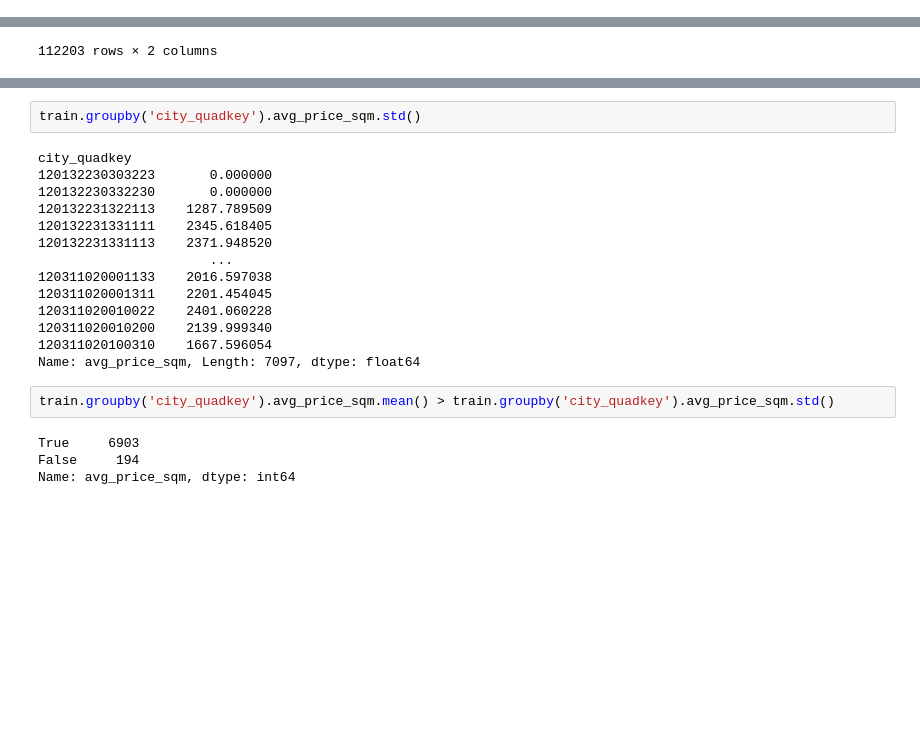
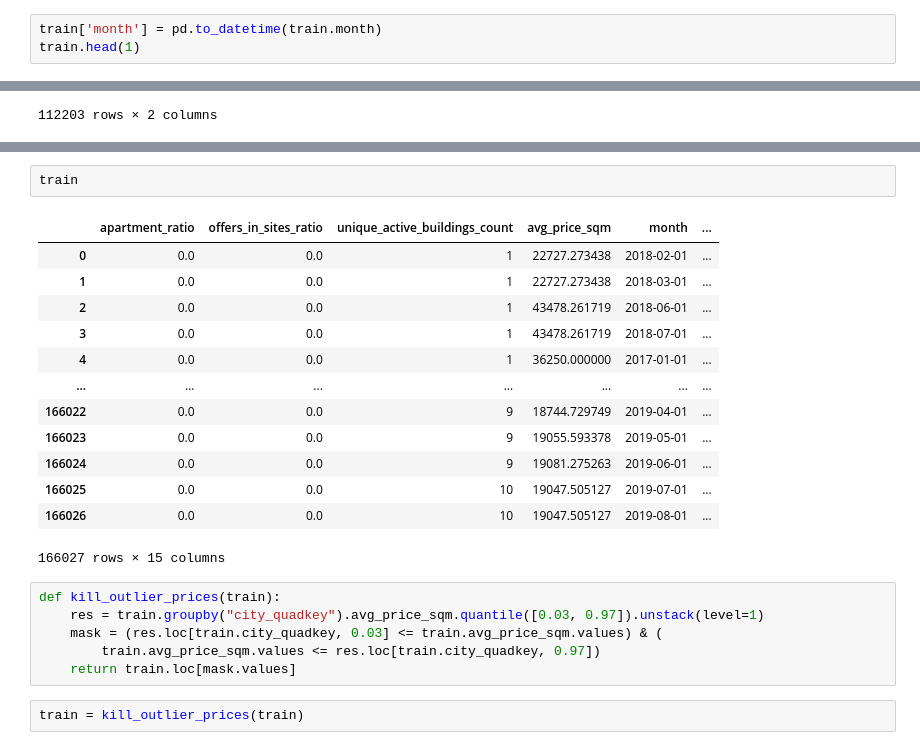
Before and after one commit to Markfryazino/hackTheRealty, a Jupyter notebook: test_and_flex.ipynb, the cells around one changed output, grey strips where cells are left out. Drawn from its saved outputs; the diff is of its cells as text; blank space fills up the shorter version.

Commit message:
outliers are dead

```diff
--- a/test_and_flex.ipynb
+++ b/test_and_flex.ipynb
@@ -27,0 +11,3 @@ house.head()
+# %%
+train['month'] = pd.to_datetime(train.month)
+train.head(1)
@@ -68,22 +45,24 @@ preproc.closest_tube(house.latlon)
-# %%
-train.groupby('city_quadkey').avg_price_sqm.std()
-# %% [output]
-city_quadkey
-120132230303223       0.000000
-120132230332230       0.000000
-120132231322113    1287.789509
-120132231331111    2345.618405
-120132231331113    2371.948520
-                      ...
-120311020001133    2016.597038
-120311020001311    2201.454045
-120311020010022    2401.060228
-120311020010200    2139.999340
-120311020100310    1667.596054
-Name: avg_price_sqm, Length: 7097, dtype: float64
-# %%
-train.groupby('city_quadkey').avg_price_sqm.mean() > train.groupby('city_quadkey').avg_price_sqm.std()
-# %% [output]
-True     6903
-False     194
-Name: avg_price_sqm, dtype: int64
+# %%
+train
+# %% [output]
+|  | apartment_ratio | offers_in_sites_ratio | unique_active_buildings_count | avg_price_sqm | month | ... |
+| 0 | 0.0 | 0.0 | 1 | 22727.273438 | 2018-02-01 | ... |
+| 1 | 0.0 | 0.0 | 1 | 22727.273438 | 2018-03-01 | ... |
+| 2 | 0.0 | 0.0 | 1 | 43478.261719 | 2018-06-01 | ... |
+| 3 | 0.0 | 0.0 | 1 | 43478.261719 | 2018-07-01 | ... |
+| 4 | 0.0 | 0.0 | 1 | 36250.000000 | 2017-01-01 | ... |
+| ... | ... | ... | ... | ... | ... | ... |
+| 166022 | 0.0 | 0.0 | 9 | 18744.729749 | 2019-04-01 | ... |
+| 166023 | 0.0 | 0.0 | 9 | 19055.593378 | 2019-05-01 | ... |
+| 166024 | 0.0 | 0.0 | 9 | 19081.275263 | 2019-06-01 | ... |
+| 166025 | 0.0 | 0.0 | 10 | 19047.505127 | 2019-07-01 | ... |
+| 166026 | 0.0 | 0.0 | 10 | 19047.505127 | 2019-08-01 | ... |
+166027 rows × 15 columns
+# %%
+def kill_outlier_prices(train):
+    res = train.groupby("city_quadkey").avg_price_sqm.quantile([0.03, 0.97]).unstack(level=1)
+    mask = (res.loc[train.city_quadkey, 0.03] <= train.avg_price_sqm.values) & (
+        train.avg_price_sqm.values <= res.loc[train.city_quadkey, 0.97])
+    return train.loc[mask.values]
+# %%
+train = kill_outlier_prices(train)
```
Also changed, not shown: parts of 9 cells of this notebook, 2 other files.
